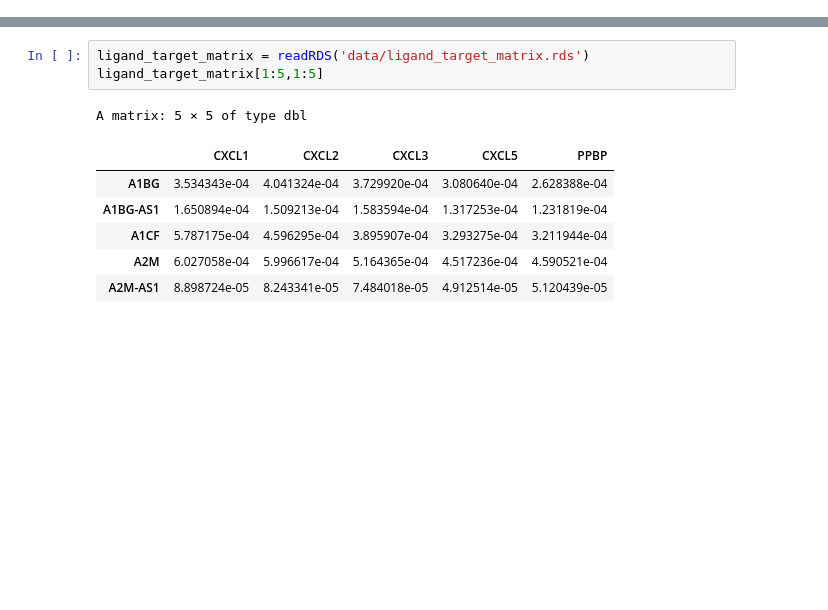
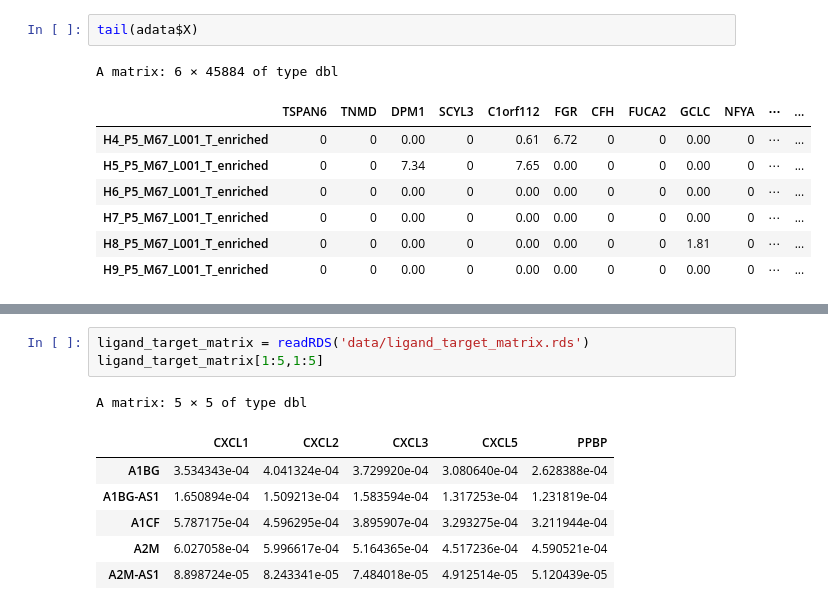
Before and after one commit to meg-bit/immune-cells-TIME-single-cell-anti-PD-1, a Jupyter notebook: test_nichenet.ipynb, the cells around one changed output, grey strips where cells are left out. Cells and saved outputs as stored; diff of their text form; blank space fills up the shorter version.

```diff
--- a/test_nichenet.ipynb
+++ b/test_nichenet.ipynb
@@ -39,0 +57,11 @@ Active assay: RNA (13541 features, 1575 variable features)
+# %%
+tail(adata$X)
+# %% [output]
+A matrix: 6 × 45884 of type dbl
+|  | TSPAN6 | TNMD | DPM1 | SCYL3 | C1orf112 | FGR | CFH | FUCA2 | GCLC | NFYA | ⋯ | ... |
+| H4_P5_M67_L001_T_enriched | 0 | 0 | 0.00 | 0 | 0.61 | 6.72 | 0 | 0 | 0.00 | 0 | ⋯ | ... |
+| H5_P5_M67_L001_T_enriched | 0 | 0 | 7.34 | 0 | 7.65 | 0.00 | 0 | 0 | 0.00 | 0 | ⋯ | ... |
+| H6_P5_M67_L001_T_enriched | 0 | 0 | 0.00 | 0 | 0.00 | 0.00 | 0 | 0 | 0.00 | 0 | ⋯ | ... |
+| H7_P5_M67_L001_T_enriched | 0 | 0 | 0.00 | 0 | 0.00 | 0.00 | 0 | 0 | 0.00 | 0 | ⋯ | ... |
+| H8_P5_M67_L001_T_enriched | 0 | 0 | 0.00 | 0 | 0.00 | 0.00 | 0 | 0 | 1.81 | 0 | ⋯ | ... |
+| H9_P5_M67_L001_T_enriched | 0 | 0 | 0.00 | 0 | 0.00 | 0.00 | 0 | 0 | 0.00 | 0 | ⋯ | ... |
```
Also changed, not shown: parts of 12 cells of this notebook.
